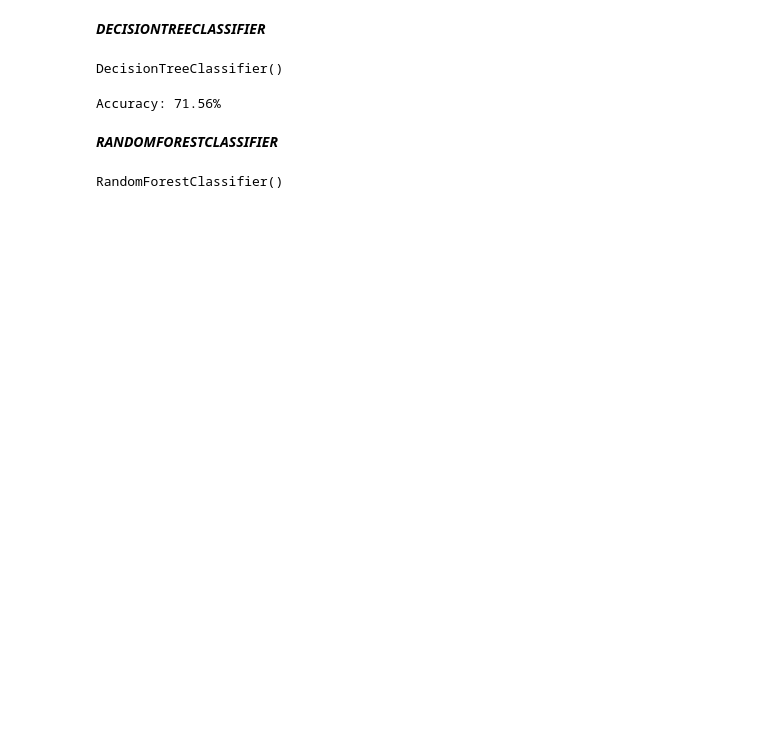
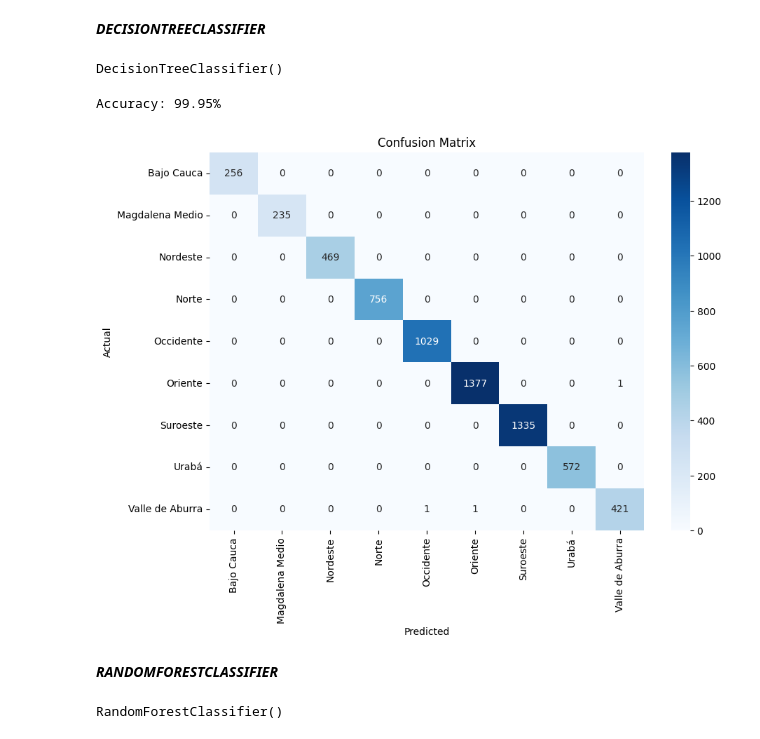
Before and after one commit to nicolas23-wq/maching-learnig---used-for-the-grounds-, a Jupyter notebook: fields2.ipynb, the cells around one changed output. Cells and saved outputs as stored; diff of their text form; code cells hidden in the pictures; blank space fills up the shorter version.

```diff
--- a/fields2.ipynb
+++ b/fields2.ipynb
@@ -122,6 +123,6 @@ plt.show()
 # %% [markdown]
 ***MACHINE***
 # %%
-Y = df_label_encoded['Rubro']
-X = df_label_encoded.drop(['Rubro'], axis=1)
+Y = df_label_encoded['Subregion']  # Target variable
+X = df_label_encoded.drop(['Subregion'], axis=1)
 X_train, X_test, y_train, y_test = train_test_split(X, Y, train_size=0.8)
@@ -130,3 +128,0 @@ X_train, X_test, y_train, y_test = train_test_split(X, Y, train_size=0.8)
-# %%
-model_L = LogisticRegression(max_iter=1000)
-model_L.fit(X_train, y_train)
@@ -159,7 +140,17 @@ y_pred = model.predict(X_test)
 accuracy = model.score(X_test, y_test)
 print(f"Accuracy: {accuracy * 100:.2f}%")
 # %% [output]
-Accuracy: 71.56%
+Accuracy: 99.95%
+# %%
+cm = confusion_matrix(y_test, y_pred)
+plt.figure(figsize=(10, 7))
+sns.heatmap(cm, annot=True, fmt='d', cmap='Blues', xticklabels=label_encoders['Subregion'].classes_, yticklabels=label_encoders['Subregion'].classes_)
+plt.xlabel('Predicted')
+plt.ylabel('Actual')
+plt.title('Confusion Matrix')
+plt.show()
+# %% [output]
+[figure, added]
 # %% [markdown]
 ***RANDOMFORESTCLASSIFIER***
 # %%
```
Also changed, not shown: parts of 13 cells of this notebook.
